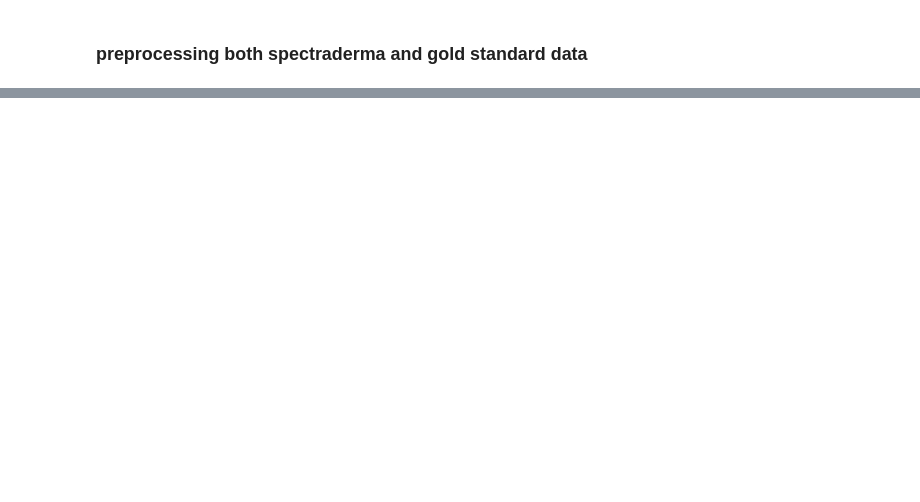
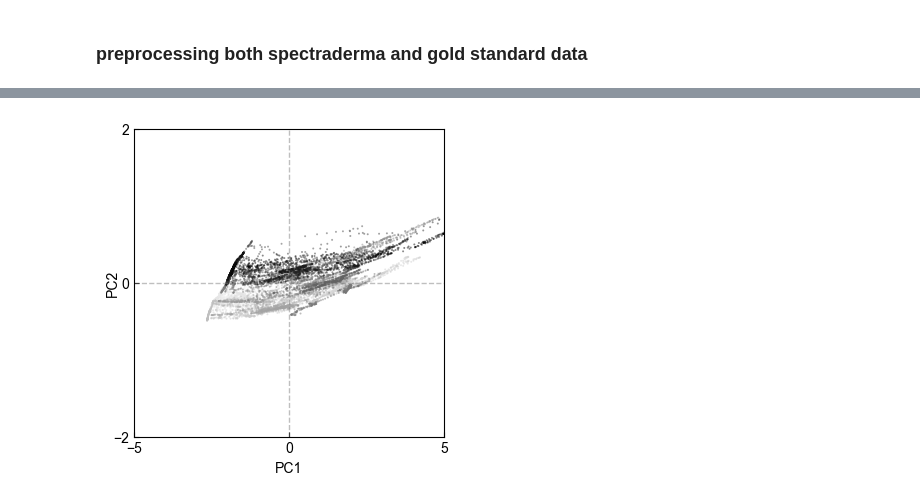
Before and after one commit to BailabUNC/SpectraDerma, a Jupyter notebook: notebooks/Data_Pipeline_Wrist.ipynb, the cells around one changed output, grey strips where cells are left out. Saved outputs shown, nothing was run; the diff lists cells and outputs as text; code cells hidden in the pictures; blank space fills up the shorter version.

```diff
--- a/notebooks/Data_Pipeline_Wrist.ipynb
+++ b/notebooks/Data_Pipeline_Wrist.ipynb
@@ -559,0 +625,37 @@ plt.show()
+# %%
+plt.figure(figsize=(4, 4))
+
+# Calculate hours from start for coloring
+time_hours_555 = (timestamp_mode_b_555 - timestamp_mode_b_555[0]) / (30 * 3600)  # Convert seconds to hours
+time_hours_downsampled_555 = time_hours_555[::30]
+
+plt.scatter(pca_components_555[::30, 0], pca_components_555[::30, 1],
+            c=time_hours_downsampled_555, cmap='Grays',
+            edgecolor='none',
+            s=2, alpha=0.5)
+
+plt.xlabel('PC1')
+plt.ylabel('PC2', labelpad=-5)
+
+# Add colorbar
+# cbar = plt.colorbar()
+# cbar.set_label('Hour', loc='bottom', rotation=0, labelpad=0)
+# cbar.ax.yaxis.set_tick_params(length=0)
+
+plt.xlim(-5, 5)
+plt.ylim(-2, 2)
+
+plt.xticks([-5, 0, 5])
+plt.yticks([-2, 0, 2])
+
+plt.tick_params(axis='both', which='both', direction='in')
+plt.axhline(0, color='gray', lw=1, ls='--', alpha=0.5)
+plt.axvline(0, color='gray', lw=1, ls='--', alpha=0.5)
+
+ax = plt.gca()
+ax.set_position(Bbox.from_extents(pos_ax.x0, pos_ax.y0, pos_ax.x1, pos_ax.y1))
+
+plt.savefig('../figures/SI/figs3-placebo/mode_b_pca_traj_placebo.png', dpi=600, bbox_inches='tight', transparent=True)
+plt.show()
+# %% [output]
+[figure, added]
```
Also changed, not shown: parts of 13 cells of this notebook.
